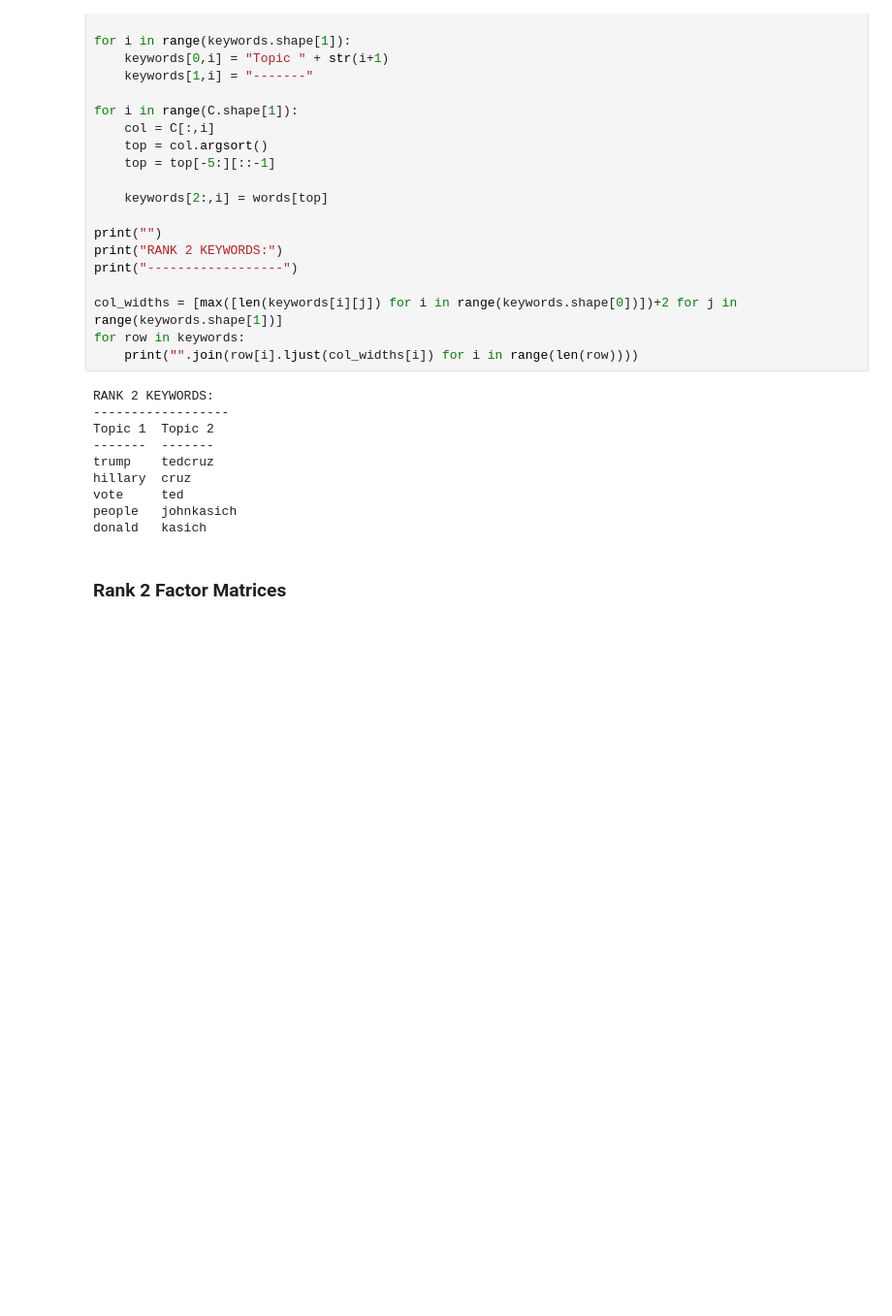
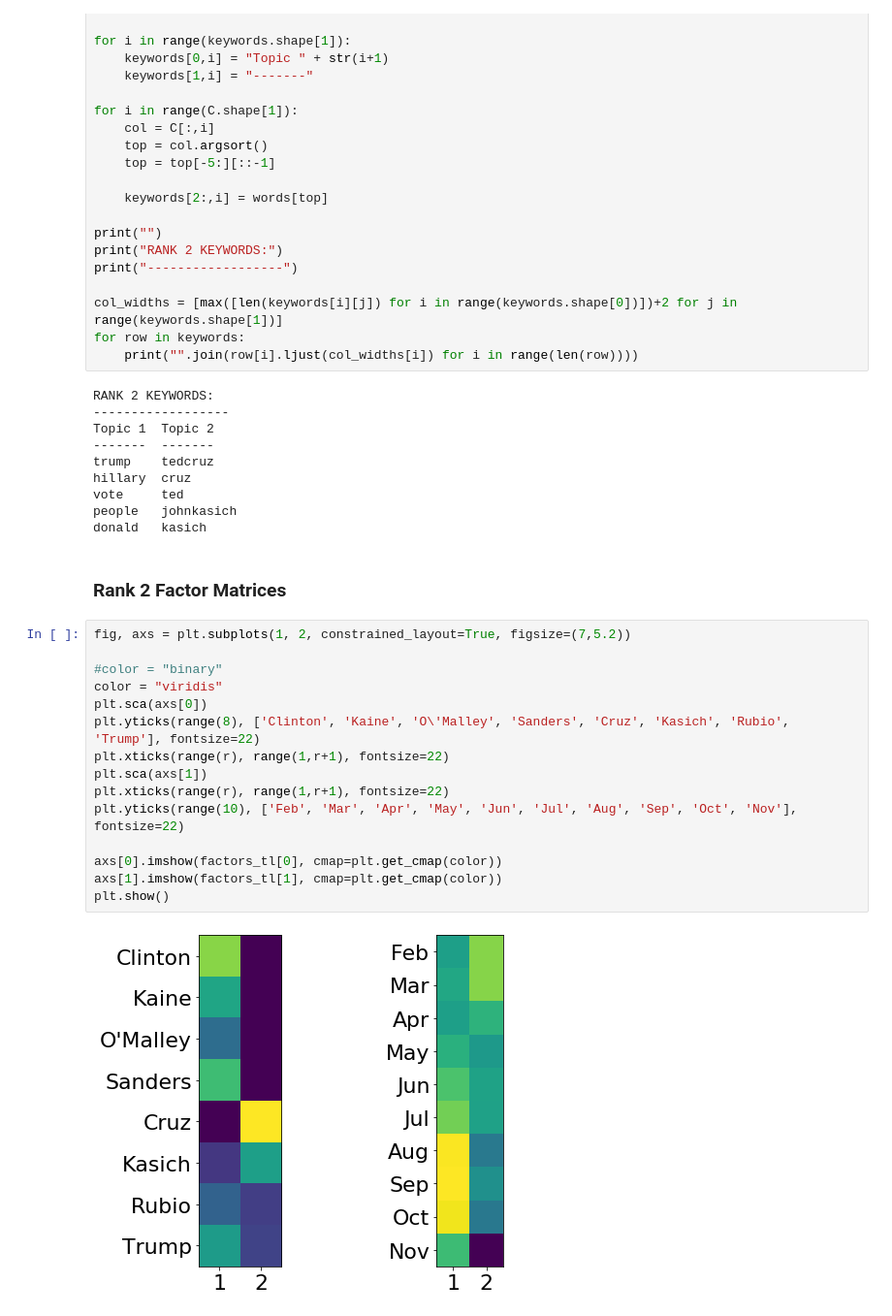
Before and after one commit to jvendrow/Neural-NCPD, a Jupyter notebook: twitter_Standard_NCPD.ipynb, the cells around one changed output. Shown: that part at 97% size. Drawn from its saved outputs; the diff is of its cells as text; blank space fills up the shorter version.

```diff
--- a/twitter_Standard_NCPD.ipynb
+++ b/twitter_Standard_NCPD.ipynb
@@ -120,3 +120,20 @@ people   johnkasich
 donald   kasich
 # %% [markdown]
 ### Rank 2 Factor Matrices
+# %%
+fig, axs = plt.subplots(1, 2, constrained_layout=True, figsize=(7,5.2))
+
+#color = "binary"
+color = "viridis"
+plt.sca(axs[0])
+plt.yticks(range(8), ['Clinton', 'Kaine', 'O\'Malley', 'Sanders', 'Cruz', 'Kasich', 'Rubio', 'Trump'], fontsize=22)
+plt.xticks(range(r), range(1,r+1), fontsize=22)
+plt.sca(axs[1])
+plt.xticks(range(r), range(1,r+1), fontsize=22)
+plt.yticks(range(10), ['Feb', 'Mar', 'Apr', 'May', 'Jun', 'Jul', 'Aug', 'Sep', 'Oct', 'Nov'], fontsize=22)
+
+axs[0].imshow(factors_tl[0], cmap=plt.get_cmap(color))
+axs[1].imshow(factors_tl[1], cmap=plt.get_cmap(color))
+plt.show()
+# %% [output]
+[figure, added]
```
